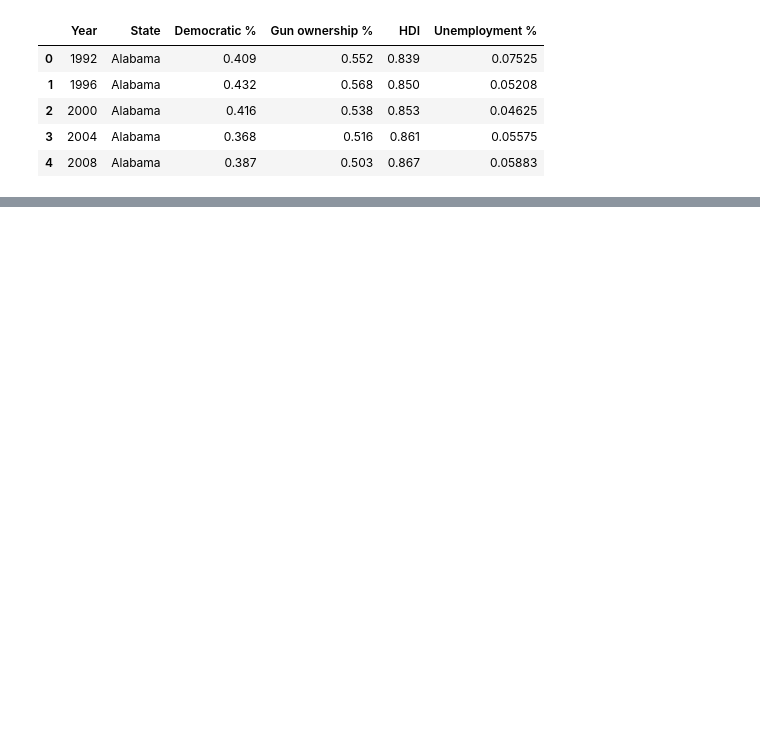
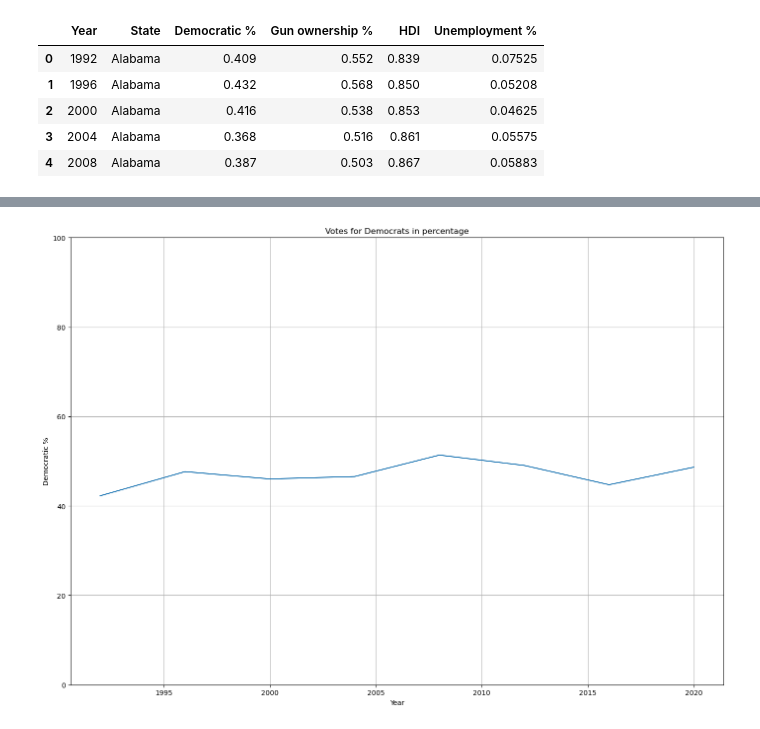
Before and after one commit to SzczypekJ/Predicting-USA-presidential-elections, a Jupyter notebook: first_model.ipynb, the cells around one changed output, grey strips where cells are left out. Cells and saved outputs as stored; diff of their text form; code cells hidden in the pictures; blank space fills up the shorter version.

```diff
--- a/first_model.ipynb
+++ b/first_model.ipynb
@@ -38,3 +38,21 @@ plt.show()
+# %%
+plt.figure(figsize=(14, 10))
+
+mean_democratic_votes = [data[data['Year'] == year]['Democratic %'].mean()*100 for year in data["Year"].unique()]
+
+plt.plot(data["Year"].unique(), mean_democratic_votes)
+
+plt.xlabel('Year')
+plt.ylabel('Democratic %')
+plt.title('Votes for Democrats in percentage')
+plt.grid(True)
+plt.tight_layout()
+# plt.xticks(np.linspace(1992, 2020, 8))
+# plt.xlim([1992, 2020])
+plt.ylim([0, 100])
+plt.show()
+# %% [output]
+[figure, added]
 # %%
 file_path = 'data/main_data.xlsx'
 data = pd.read_excel(file_path, engine='openpyxl')
```
Also changed, not shown: parts of 3 cells of this notebook, 3 other files.
